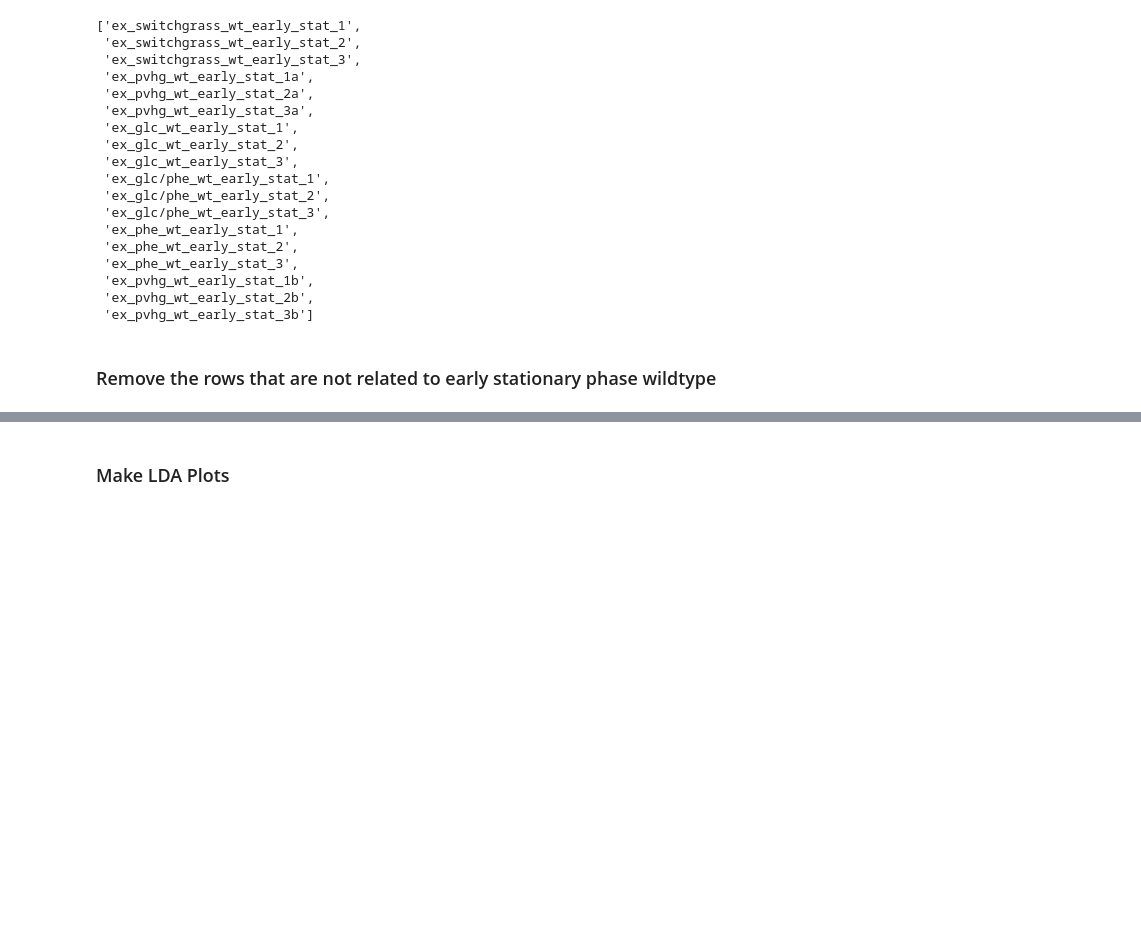
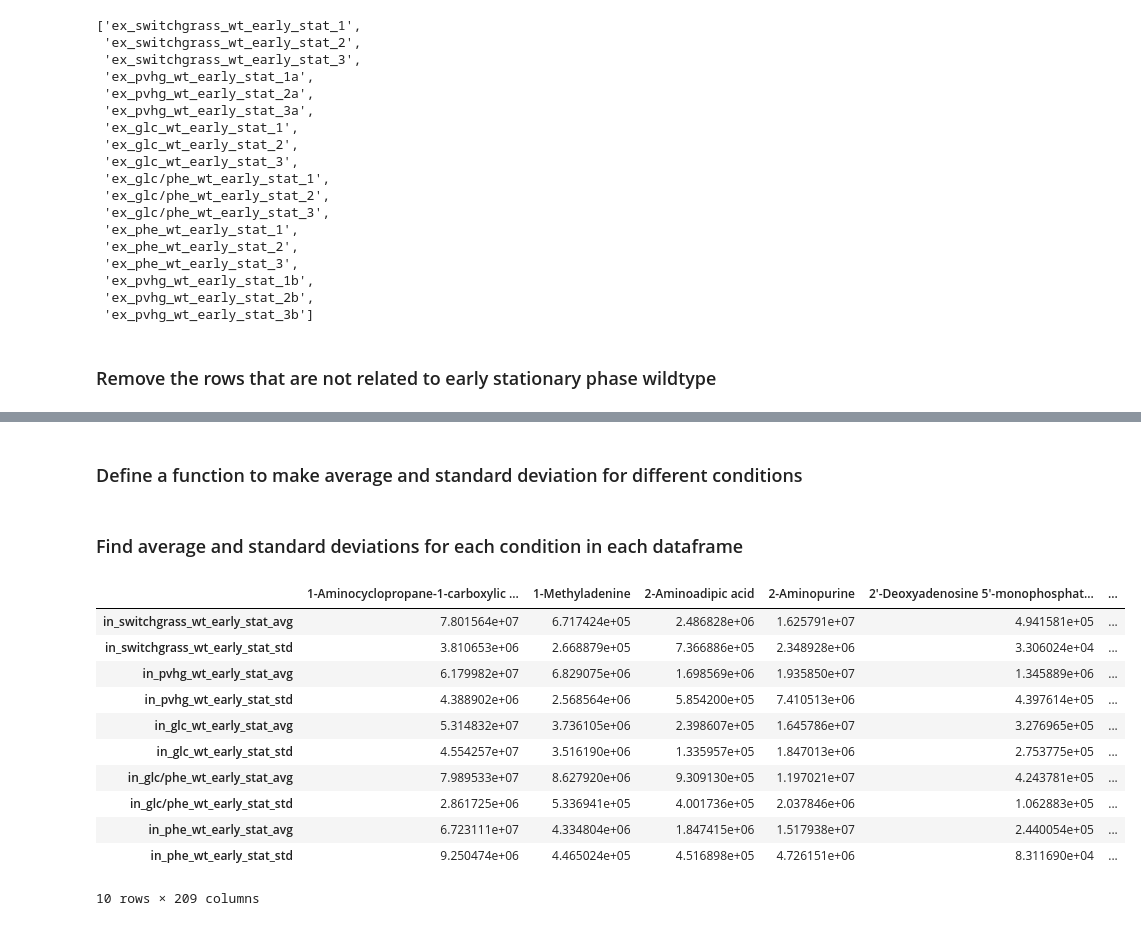
Before and after one commit to UH-MBBE/rhodococcus-metabolomics, a Jupyter notebook: notebooks/C_pathway_analysis.ipynb, the cells around one changed output, grey strips where cells are left out. Drawn from its saved outputs; the diff is of its cells as text; code cells hidden in the pictures; blank space fills up the shorter version.

```diff
--- a/notebooks/C_pathway_analysis.ipynb
+++ b/notebooks/C_pathway_analysis.ipynb
@@ -273,2 +152,0 @@ plt.show()
-# %% [markdown]
-### Make LDA Plots
@@ -297,0 +153,61 @@ display(intracellular_lc_ms_pos_lda_ls.head(10))
+# %% [markdown]
+### Define a function to make average and standard deviation for different conditions
+# %%
+# Define a function to make average and standard deviation for different conditions
+def group_and_calculate_stats(df):
+    # Convert all columns to numeric, coercing errors to NaN
+    df = df.apply(pd.to_numeric, errors='coerce')
+
+    # Extract the prefix of each row name by removing the last part after the '_'
+    prefixes = df.index.str.split('_').str[:-1].str.join('_')
+
+    # Create a new DataFrame to hold the results
+    result = pd.DataFrame()
+
+    # Loop through each unique prefix (condition)
+    for prefix in prefixes.unique():
+        # Select the rows corresponding to the current prefix
+        subset = df[prefixes == prefix]
+
+        # Calculate the average and standard deviation
+        avg = subset.mean()
+        std = subset.std()
+
+        # Rename the rows
+        avg.name = f'{prefix}_avg'
+        std.name = f'{prefix}_std'
+
+        # Append to the result DataFrame
+        result = pd.concat([result, avg.to_frame().T, std.to_frame().T])
+
+    return result
+
+# intracellular_df = group_and_calculate_stats(intracellular_df)
+
+# intracellular_df
+# %% [markdown]
+### Find average and standard deviations for each condition in each dataframe
+# %%
+# convert the dataframes to show average and standard deviation for each condition
+intracellular_df = group_and_calculate_stats(intracellular_df)
+extracellular_1_df = group_and_calculate_stats(extracellular_1_df)
+extracellular_4_df = group_and_calculate_stats(extracellular_4_df)
+intracellular_pos_df = group_and_calculate_stats(intracellular_pos_df)
+intracellular_neg_df = group_and_calculate_stats(intracellular_neg_df)
+extracellular_pos_df = group_and_calculate_stats(extracellular_pos_df)
+extracellular_neg_df = group_and_calculate_stats(extracellular_neg_df)
+
+intracellular_pos_df
+# %% [output]
+|  | 1-Aminocyclopropane-1-carboxylic ... | 1-Methyladenine | 2-Aminoadipic acid | 2-Aminopurine | 2'-Deoxyadenosine 5'-monophosphat... | ... |
+| in_switchgrass_wt_early_stat_avg | 7.801564e+07 | 6.717424e+05 | 2.486828e+06 | 1.625791e+07 | 4.941581e+05 | ... |
+| in_switchgrass_wt_early_stat_std | 3.810653e+06 | 2.668879e+05 | 7.366886e+05 | 2.348928e+06 | 3.306024e+04 | ... |
+| in_pvhg_wt_early_stat_avg | 6.179982e+07 | 6.829075e+06 | 1.698569e+06 | 1.935850e+07 | 1.345889e+06 | ... |
+| in_pvhg_wt_early_stat_std | 4.388902e+06 | 2.568564e+06 | 5.854200e+05 | 7.410513e+06 | 4.397614e+05 | ... |
+| in_glc_wt_early_stat_avg | 5.314832e+07 | 3.736105e+06 | 2.398607e+05 | 1.645786e+07 | 3.276965e+05 | ... |
+| in_glc_wt_early_stat_std | 4.554257e+07 | 3.516190e+06 | 1.335957e+05 | 1.847013e+06 | 2.753775e+05 | ... |
+| in_glc/phe_wt_early_stat_avg | 7.989533e+07 | 8.627920e+06 | 9.309130e+05 | 1.197021e+07 | 4.243781e+05 | ... |
+| in_glc/phe_wt_early_stat_std | 2.861725e+06 | 5.336941e+05 | 4.001736e+05 | 2.037846e+06 | 1.062883e+05 | ... |
+| in_phe_wt_early_stat_avg | 6.723111e+07 | 4.334804e+06 | 1.847415e+06 | 1.517938e+07 | 2.440054e+05 | ... |
+| in_phe_wt_early_stat_std | 9.250474e+06 | 4.465024e+05 | 4.516898e+05 | 4.726151e+06 | 8.311690e+04 | ... |
+10 rows × 209 columns
```
Also changed, not shown: parts of 36 cells of this notebook, 5 other files.
